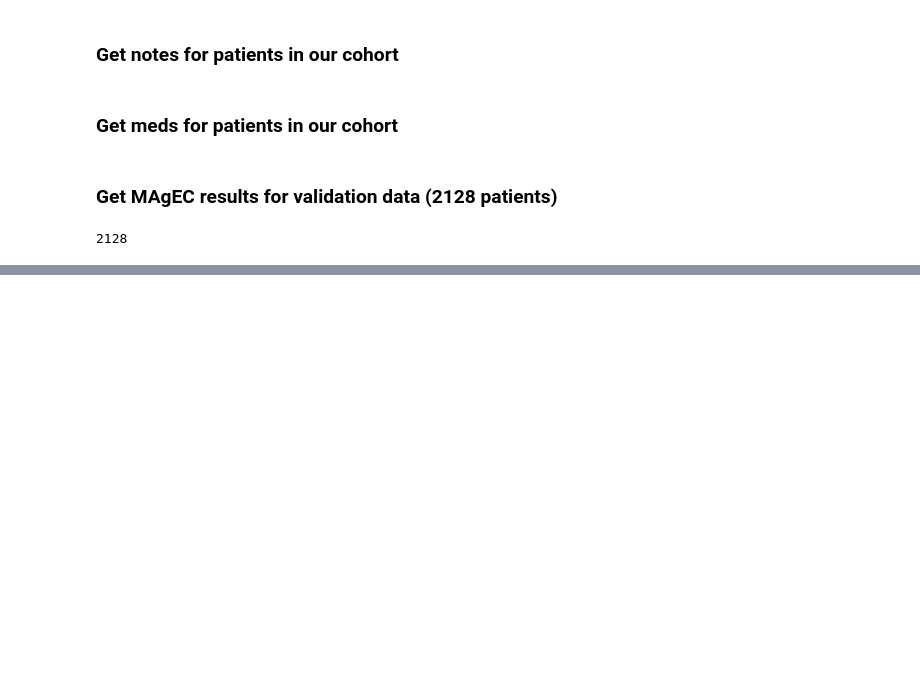
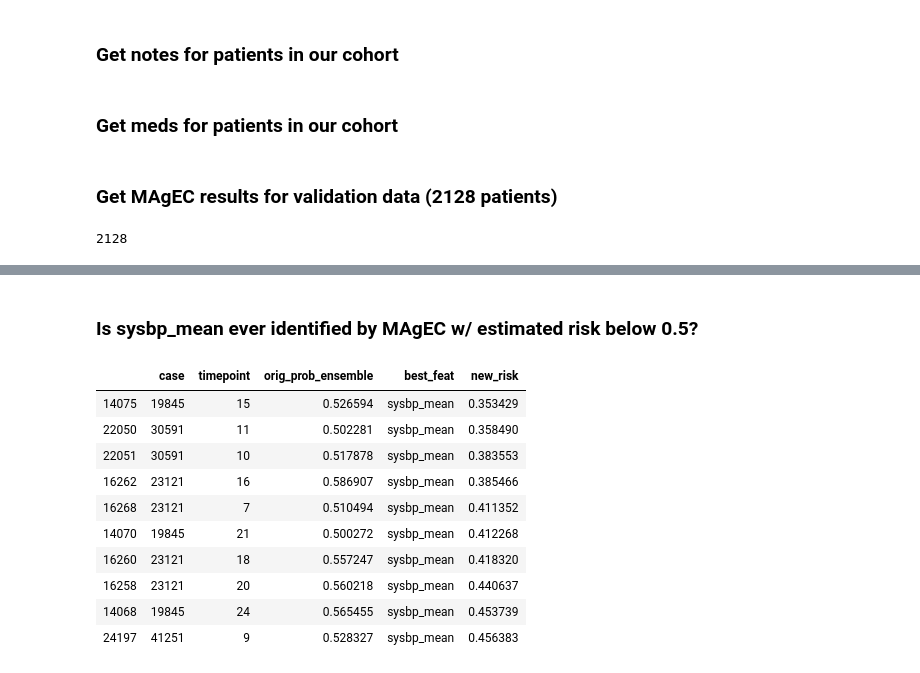
Before and after one commit to gstef80/MAgEC, a Jupyter notebook: MIMIC_ANNO.ipynb, the cells around one changed output, grey strips where cells are left out. Drawn from its saved outputs; the diff is of its cells as text; code cells hidden in the pictures; blank space fills up the shorter version.

```diff
--- a/MIMIC_ANNO.ipynb
+++ b/MIMIC_ANNO.ipynb
@@ -96,0 +167,6 @@ joined.case.nunique()
+# %%
+predicate = (joined.orig_prob_ensemble > 0.5) & (joined.new_risk < 0.5)
+
+my_cols = ['case', 'timepoint', 'orig_prob_ensemble', 'best_feat', 'new_risk']
+
+joined[predicate][my_cols].sort_values('new_risk').head()
@@ -96,0 +216,17 @@ joined.case.nunique()
+# %% [markdown]
+### Is sysbp_mean ever identified by MAgEC w/ estimated risk below 0.5?
+# %%
+joined[predicate][joined[predicate]['best_feat'] == 'sysbp_mean'][my_cols].\
+    sort_values('new_risk').head(10)
+# %% [output]
+|  | case | timepoint | orig_prob_ensemble | best_feat | new_risk |
+| 14075 | 19845 | 15 | 0.526594 | sysbp_mean | 0.353429 |
+| 22050 | 30591 | 11 | 0.502281 | sysbp_mean | 0.358490 |
+| 22051 | 30591 | 10 | 0.517878 | sysbp_mean | 0.383553 |
+| 16262 | 23121 | 16 | 0.586907 | sysbp_mean | 0.385466 |
+| 16268 | 23121 | 7 | 0.510494 | sysbp_mean | 0.411352 |
+| 14070 | 19845 | 21 | 0.500272 | sysbp_mean | 0.412268 |
+| 16260 | 23121 | 18 | 0.557247 | sysbp_mean | 0.418320 |
+| 16258 | 23121 | 20 | 0.560218 | sysbp_mean | 0.440637 |
+| 14068 | 19845 | 24 | 0.565455 | sysbp_mean | 0.453739 |
+| 24197 | 41251 | 9 | 0.528327 | sysbp_mean | 0.456383 |
```
Also changed, not shown: parts of 29 cells of this notebook, 1 other file.
